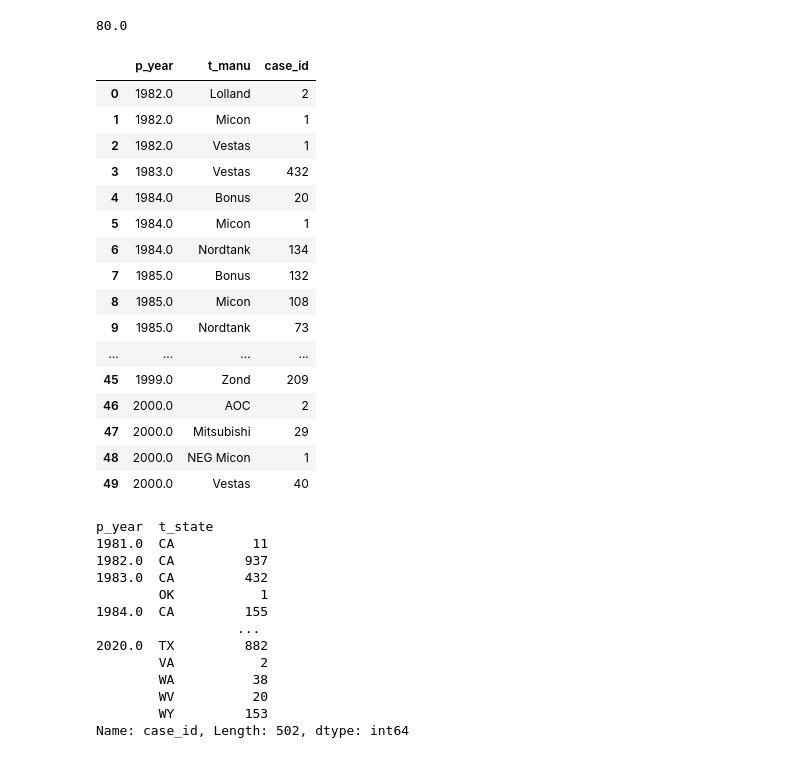
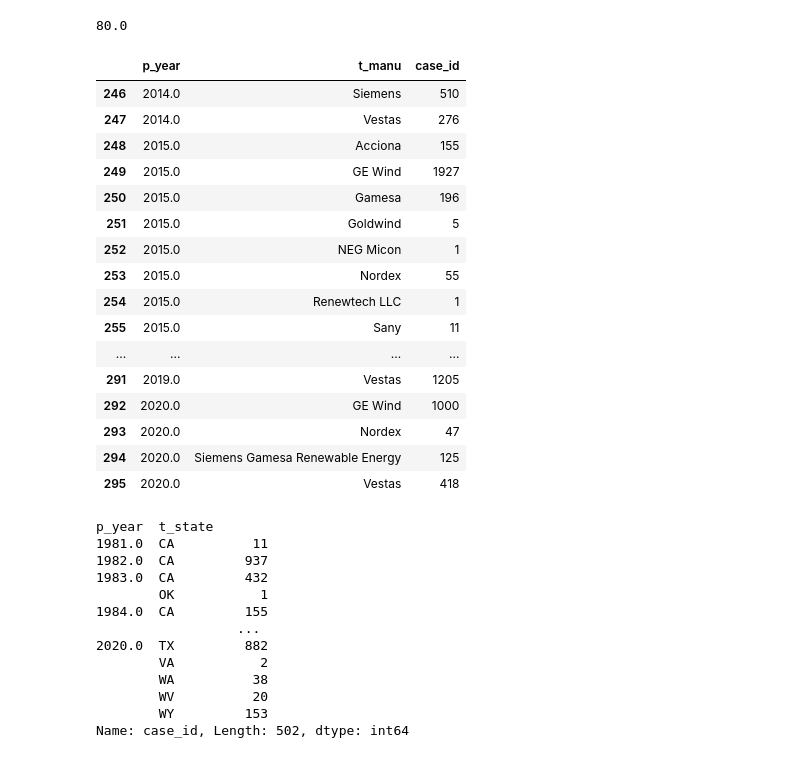
Before and after one commit to hsopel/NSS-Capstone, a Jupyter notebook: notebook/wind_eda.ipynb, the cells around one changed output. Drawn from its saved outputs; the diff is of its cells as text; code cells hidden in the pictures.

```diff
--- a/notebook/wind_eda.ipynb
+++ b/notebook/wind_eda.ipynb
@@ -261,25 +274,25 @@ statistics.mode(list(wind['t_hh']))
 # %%
 turbine_count_year = wind.groupby(['p_year', 't_manu']).case_id.count().to_frame().reset_index()
 # %%
-turbine_count_year.head(50)
+turbine_count_year.tail(50)
 # %% [output]
 |  | p_year | t_manu | case_id |
-| 0 | 1982.0 | Lolland | 2 |
-| 1 | 1982.0 | Micon | 1 |
-| 2 | 1982.0 | Vestas | 1 |
-| 3 | 1983.0 | Vestas | 432 |
-| 4 | 1984.0 | Bonus | 20 |
-| 5 | 1984.0 | Micon | 1 |
-| 6 | 1984.0 | Nordtank | 134 |
-| 7 | 1985.0 | Bonus | 132 |
-| 8 | 1985.0 | Micon | 108 |
-| 9 | 1985.0 | Nordtank | 73 |
+| 246 | 2014.0 | Siemens | 510 |
+| 247 | 2014.0 | Vestas | 276 |
+| 248 | 2015.0 | Acciona | 155 |
+| 249 | 2015.0 | GE Wind | 1927 |
+| 250 | 2015.0 | Gamesa | 196 |
+| 251 | 2015.0 | Goldwind | 5 |
+| 252 | 2015.0 | NEG Micon | 1 |
+| 253 | 2015.0 | Nordex | 55 |
+| 254 | 2015.0 | Renewtech LLC | 1 |
+| 255 | 2015.0 | Sany | 11 |
 | ... | ... | ... | ... |
-| 45 | 1999.0 | Zond | 209 |
-| 46 | 2000.0 | AOC | 2 |
-| 47 | 2000.0 | Mitsubishi | 29 |
-| 48 | 2000.0 | NEG Micon | 1 |
-| 49 | 2000.0 | Vestas | 40 |
+| 291 | 2019.0 | Vestas | 1205 |
+| 292 | 2020.0 | GE Wind | 1000 |
+| 293 | 2020.0 | Nordex | 47 |
+| 294 | 2020.0 | Siemens Gamesa Renewable Energy | 125 |
+| 295 | 2020.0 | Vestas | 418 |
 # %%
 wind.groupby(['p_year', 't_state']).case_id.count()
 # %% [output]
```
Also changed, not shown: parts of 9 cells of this notebook, 2 other files.
